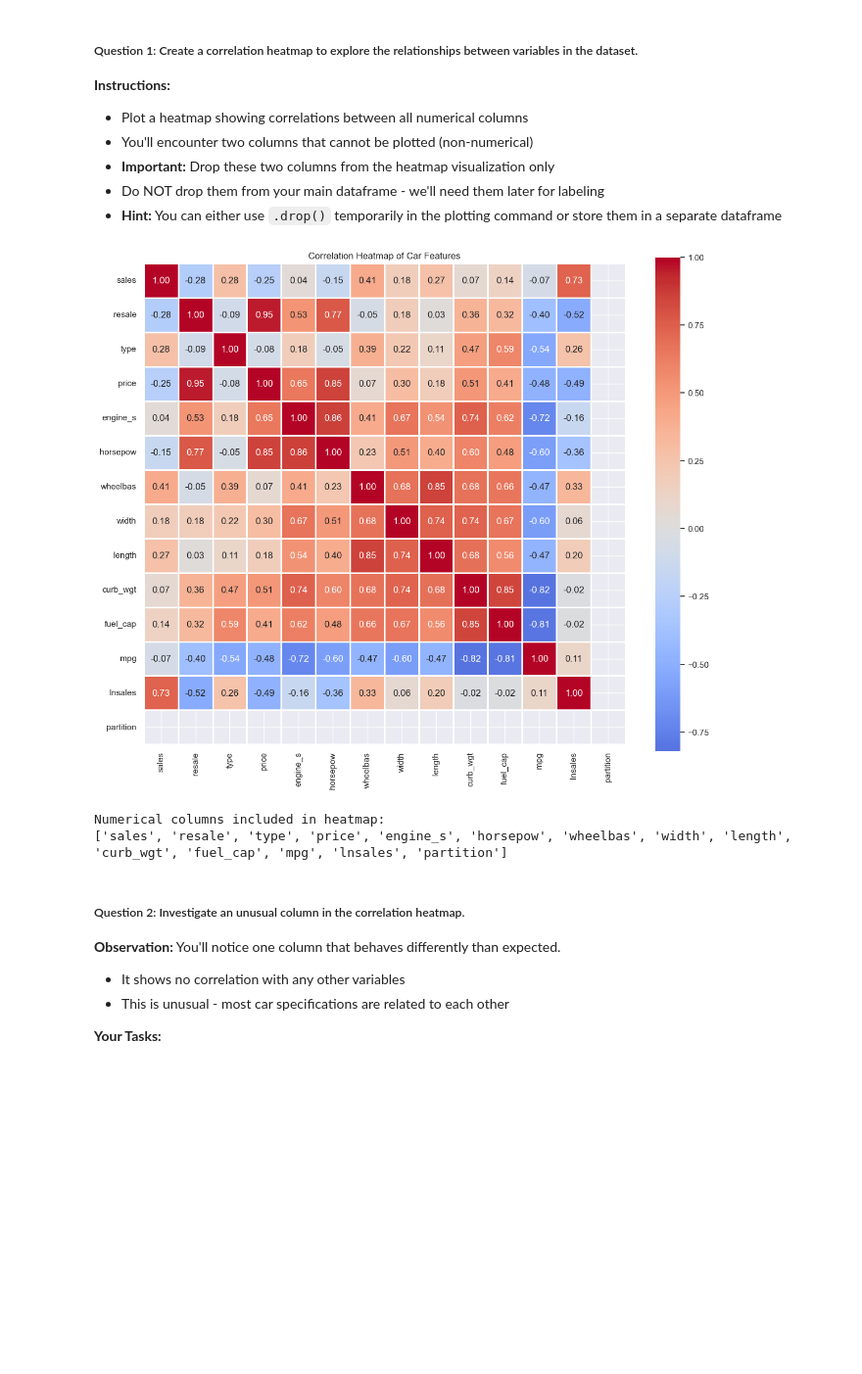
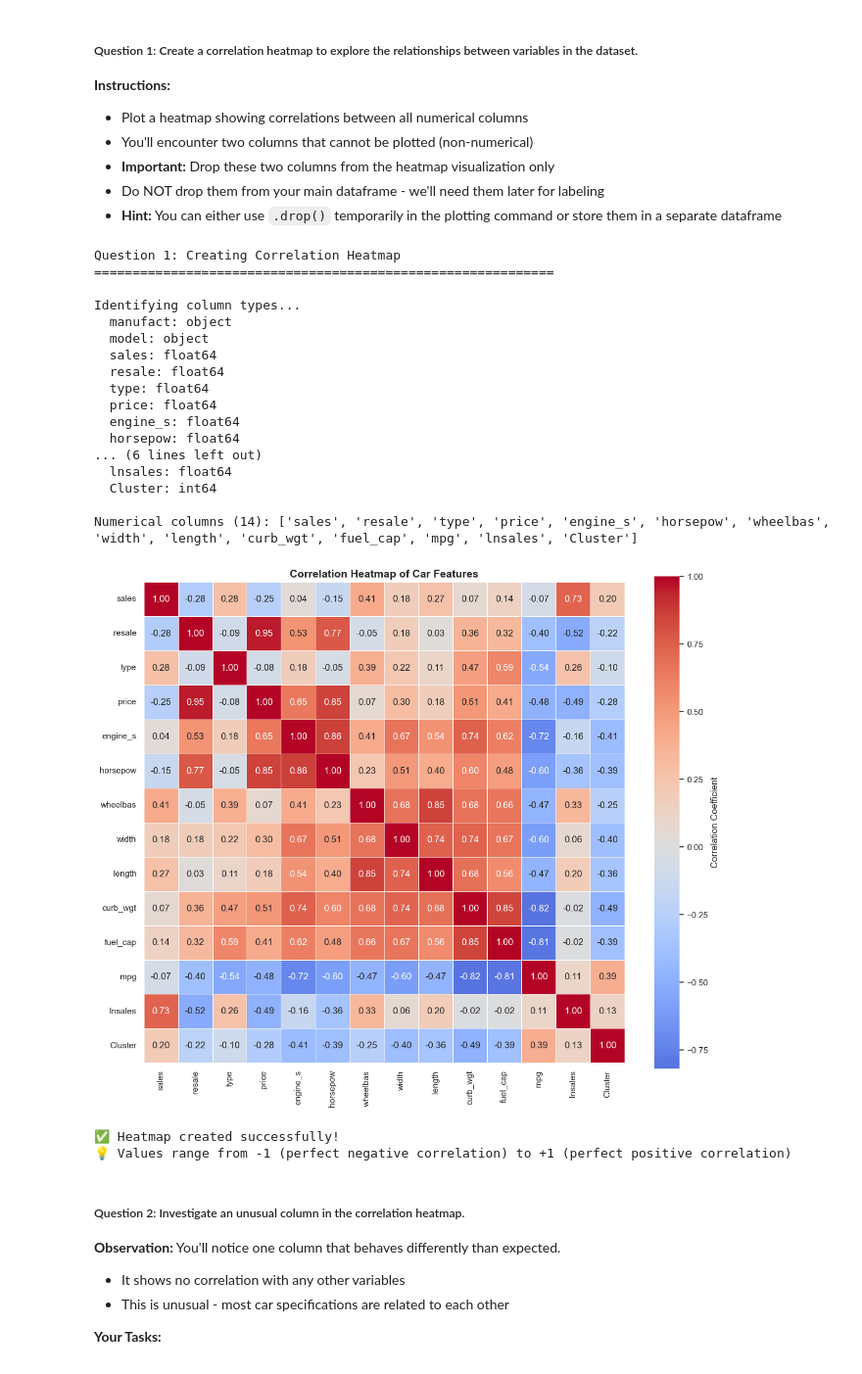
Before and after one commit to massirr/data-science-fundamentals, a Jupyter notebook: 8-Hierarchical Clustering/DSF 08 - Hierarchical Clustering Exercise.ipynb, the cells around one changed output. Shown at 98% size. Drawn from its saved outputs; the diff is of its cells as text; code cells hidden in the pictures; blank space fills up the shorter version.

```diff
--- a/8-Hierarchical Clustering/DSF 08 - Hierarchical Clustering Exercise.ipynb
+++ b/8-Hierarchical Clustering/DSF 08 - Hierarchical Clustering Exercise.ipynb
@@ -12,7 +12,7 @@ import scipy.cluster.hierarchy as shc
 from sklearn.cluster import AgglomerativeClustering, KMeans
 
 # Set style for better visualizations
-sns.set()
+sns.set_theme()
 # %% [markdown]
 ## 8.1 Introduction & Motivation
 # %% [markdown]
@@ -105,27 +105,58 @@ max      6.293000        0.0
 * **Hint:** You can either use `.drop()` temporarily in the plotting command or store them in a separate dataframe
 # %%
 # Create correlation heatmap
-# Drop non-numerical columns temporarily for correlation calculation
+print("Question 1: Creating Correlation Heatmap")
+print("="*60)
+
+# Identify non-numerical columns
+print("\nIdentifying column types...")
+for col in cars.columns:
+    print(f"  {col}: {cars[col].dtype}")
+
+# Select only numerical columns for correlation
 numerical_cols = cars.select_dtypes(include=[np.number]).columns
-cars_numerical = cars[numerical_cols]
+print(f"\nNumerical columns ({len(numerical_cols)}): {numerical_cols.tolist()}")
 
 # Calculate correlation matrix
-correlation_matrix = cars_numerical.corr()
+correlation_matrix = cars[numerical_cols].corr()
 
-# Create the heatmap
+# Create the heatmap with correlation values
 plt.figure(figsize=(12, 10))
-sns.heatmap(correlation_matrix, annot=True, fmt='.2f', cmap='coolwarm', center=0,
-            square=True, linewidths=1)
-plt.title('Correlation Heatmap of Car Features')
+sns.heatmap(correlation_matrix,
+            annot=True,  # Show correlation values
+            fmt='.2f',   # Format to 2 decimal places
+            cmap='coolwarm',
+            center=0,
+            square=True,
+            linewidths=0.5,
+            cbar_kws={'label': 'Correlation Coefficient'})
+plt.title('Correlation Heatmap of Car Features', fontsize=14, fontweight='bold')
 plt.tight_layout()
 plt.show()
 
-print("\nNumerical columns included in heatmap:")
-print(numerical_cols.tolist())
+print("✅ Heatmap created successfully!")
+print("💡 Values range from -1 (perfect negative correlation) to +1 (perfect positive correlation)")
 # %% [output]
+Question 1: Creating Correlation Heatmap
+============================================================
+
+Identifying column types...
+  manufact: object
+  model: object
+  sales: float64
+  resale: float64
+  type: float64
+  price: float64
+  engine_s: float64
+  horsepow: float64
+... (6 lines left out)
+  lnsales: float64
+  Cluster: int64
+
+Numerical columns (14): ['sales', 'resale', 'type', 'price', 'engine_s', 'horsepow', 'wheelbas', 'width', 'length', 'curb_wgt', 'fuel_cap', 'mpg', 'lnsales', 'Cluster']
-[figure, old version]
+[figure, new version]
-Numerical columns included in heatmap:
-['sales', 'resale', 'type', 'price', 'engine_s', 'horsepow', 'wheelbas', 'width', 'length', 'curb_wgt', 'fuel_cap', 'mpg', 'lnsales', 'partition']
+✅ Heatmap created successfully!
+💡 Values range from -1 (perfect negative correlation) to +1 (perfect positive correlation)
 # %% [markdown]
 ##### Question 2: Investigate an unusual column in the correlation heatmap.
 
```
Also changed, not shown: parts of 18 cells of this notebook, 8 other files.
